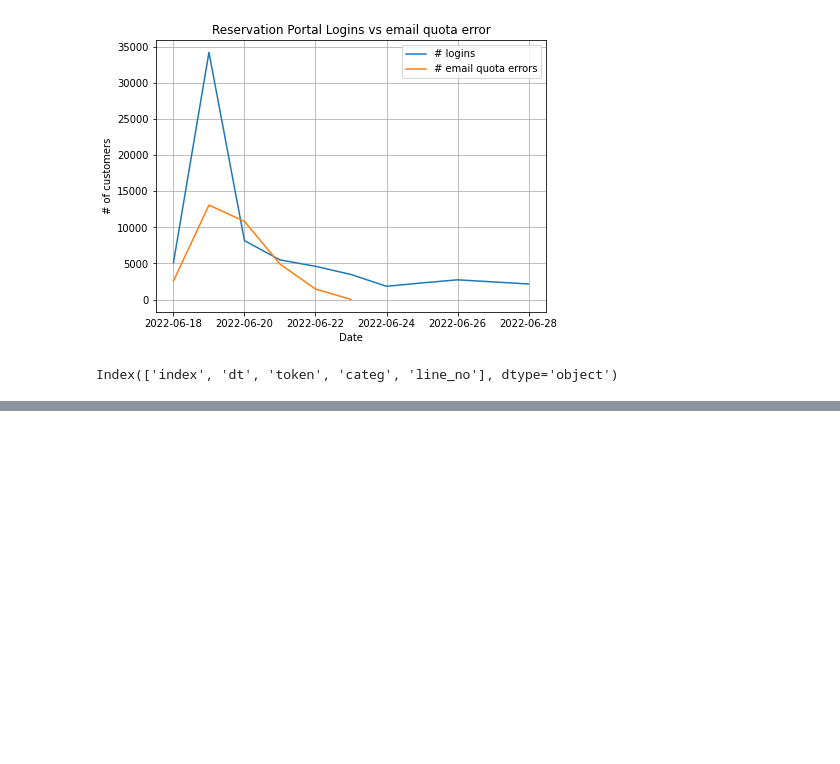
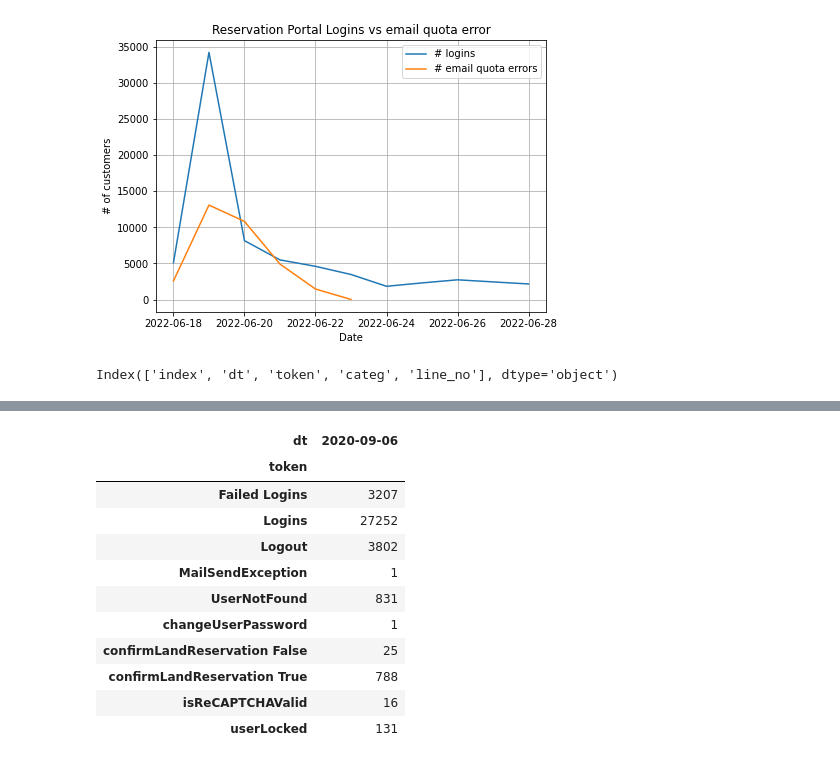
Before and after one commit to yjad/portal_logs, a Jupyter notebook: test.ipynb, the cells around one changed output, grey strips where cells are left out. Cells and saved outputs as stored; diff of their text form; code cells hidden in the pictures; blank space fills up the shorter version.

```diff
--- a/test.ipynb
+++ b/test.ipynb
@@ -57,0 +90,23 @@ stats_all[stats_all.token == 'MailSendException'].plot(x='dt', y='line_no')
+# %%
+f = r"C:\Yahia\Python\portal_logs\out\log data\2022-06-30_06-09-2020.csv"
+df  = pd.read_csv(f, low_memory=False)
+# x = df[['token', 'dt', 'line_no']].loc[df.token.isin(['Logins', 'Failed Logins', 'MailSendException'])].groupby(['dt','token']).count().reset_index()
+# x.pivot(index='dt', columns='token', values = 'line_no').plot(kind='bar')
+# x.plot(x='dt')
+# x
+dfx = df[['dt', 'token', 'line_no']][df.categ == 'user'].groupby(['dt','token']).count().sort_values('line_no', ascending=False).rename(columns={'line_no':'Count'}).reset_index()
+dfx = dfx.pivot(index='token', columns='dt', values = 'Count')
+dfx
+# %% [output]
+| dt | 2020-09-06 |
+| token |  |
+| Failed Logins | 3207 |
+| Logins | 27252 |
+| Logout | 3802 |
+| MailSendException | 1 |
+| UserNotFound | 831 |
+| changeUserPassword | 1 |
+| confirmLandReservation False | 25 |
+| confirmLandReservation True | 788 |
+| isReCAPTCHAValid | 16 |
+| userLocked | 131 |
```
Also changed, not shown: parts of 10 cells of this notebook, 5 other files.
